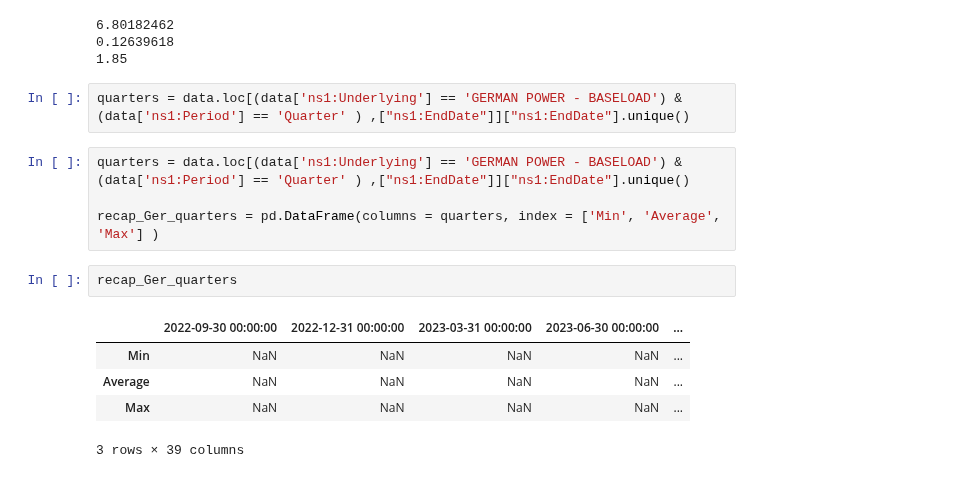
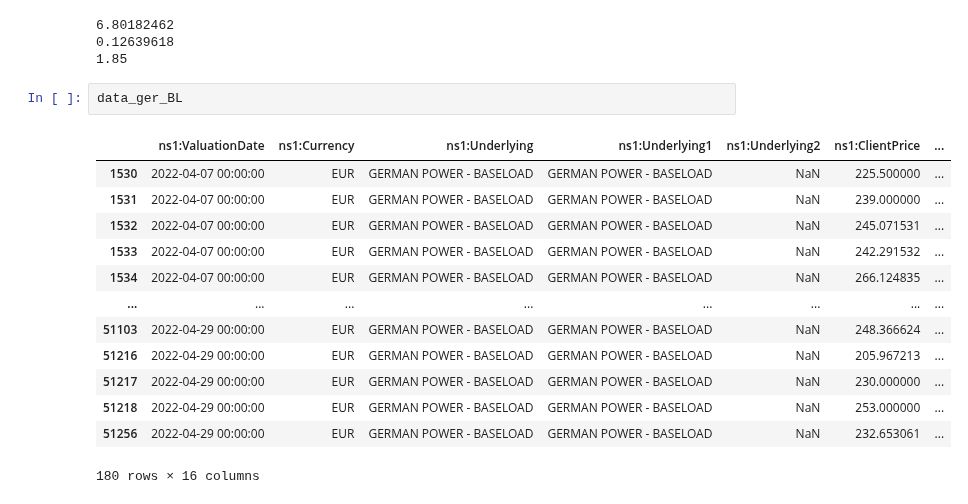
Before and after one commit to romain109/Power-Europe, a Jupyter notebook: Notebooks/Analyse std.ipynb, the cells around one changed output. Saved outputs shown, nothing was run; the diff lists cells and outputs as text.

```diff
--- a/Notebooks/Analyse std.ipynb
+++ b/Notebooks/Analyse std.ipynb
@@ -81,17 +78,19 @@ print(round(data_ger_BL["ns1:StandardDeviationPrice"].mean(),2))
 6.80182462
 0.12639618
 1.85
-# %%
-quarters = data.loc[(data['ns1:Underlying'] == 'GERMAN POWER - BASELOAD') & (data['ns1:Period'] == 'Quarter' ) ,["ns1:EndDate"]]["ns1:EndDate"].unique()
-# %%
-quarters = data.loc[(data['ns1:Underlying'] == 'GERMAN POWER - BASELOAD') & (data['ns1:Period'] == 'Quarter' ) ,["ns1:EndDate"]]["ns1:EndDate"].unique()
-
-recap_Ger_quarters = pd.DataFrame(columns = quarters, index = ['Min', 'Average', 'Max'] )
-# %%
-recap_Ger_quarters
-# %% [output]
-|  | 2022-09-30 00:00:00 | 2022-12-31 00:00:00 | 2023-03-31 00:00:00 | 2023-06-30 00:00:00 | ... |
-| Min | NaN | NaN | NaN | NaN | ... |
-| Average | NaN | NaN | NaN | NaN | ... |
-| Max | NaN | NaN | NaN | NaN | ... |
-3 rows × 39 columns
+# %%
+data_ger_BL
+# %% [output]
+|  | ns1:ValuationDate | ns1:Currency | ns1:Underlying | ns1:Underlying1 | ns1:Underlying2 | ns1:ClientPrice | ... |
+| 1530 | 2022-04-07 00:00:00 | EUR | GERMAN POWER - BASELOAD | GERMAN POWER - BASELOAD | NaN | 225.500000 | ... |
+| 1531 | 2022-04-07 00:00:00 | EUR | GERMAN POWER - BASELOAD | GERMAN POWER - BASELOAD | NaN | 239.000000 | ... |
+| 1532 | 2022-04-07 00:00:00 | EUR | GERMAN POWER - BASELOAD | GERMAN POWER - BASELOAD | NaN | 245.071531 | ... |
+| 1533 | 2022-04-07 00:00:00 | EUR | GERMAN POWER - BASELOAD | GERMAN POWER - BASELOAD | NaN | 242.291532 | ... |
+| 1534 | 2022-04-07 00:00:00 | EUR | GERMAN POWER - BASELOAD | GERMAN POWER - BASELOAD | NaN | 266.124835 | ... |
+| ... | ... | ... | ... | ... | ... | ... | ... |
+| 51103 | 2022-04-29 00:00:00 | EUR | GERMAN POWER - BASELOAD | GERMAN POWER - BASELOAD | NaN | 248.366624 | ... |
+| 51216 | 2022-04-29 00:00:00 | EUR | GERMAN POWER - BASELOAD | GERMAN POWER - BASELOAD | NaN | 205.967213 | ... |
+| 51217 | 2022-04-29 00:00:00 | EUR | GERMAN POWER - BASELOAD | GERMAN POWER - BASELOAD | NaN | 230.000000 | ... |
+| 51218 | 2022-04-29 00:00:00 | EUR | GERMAN POWER - BASELOAD | GERMAN POWER - BASELOAD | NaN | 253.000000 | ... |
+| 51256 | 2022-04-29 00:00:00 | EUR | GERMAN POWER - BASELOAD | GERMAN POWER - BASELOAD | NaN | 232.653061 | ... |
+180 rows × 16 columns
```
Also changed, not shown: parts of 12 cells of this notebook.
